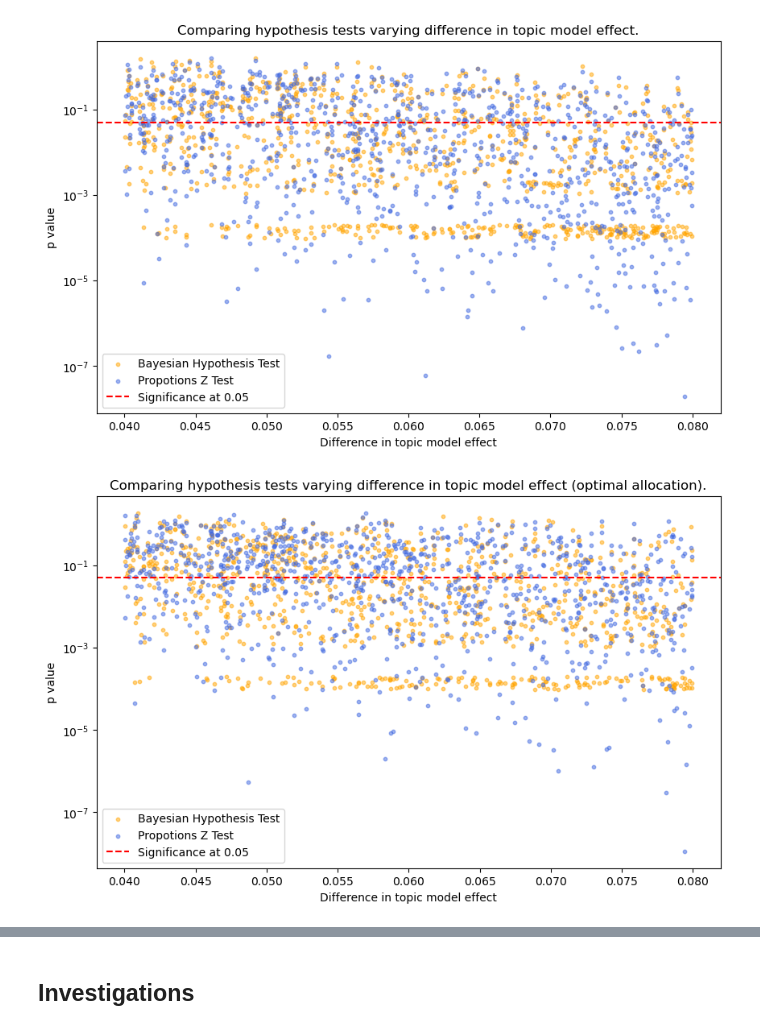
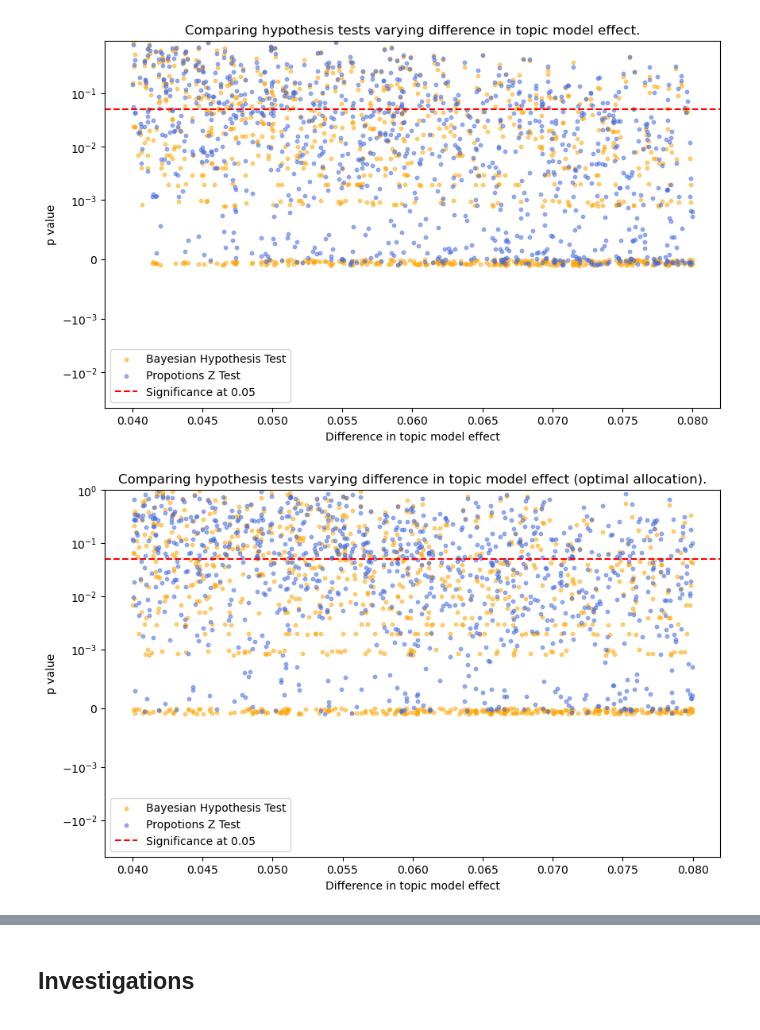
Before and after one commit to imrogerjiang/bayesian-inference-topic-measures, a Jupyter notebook: Plotting Simulation Results.ipynb, the cells around one changed output, grey strips where cells are left out. Cells and saved outputs as stored; diff of their text form; code cells hidden in the pictures.

Commit message:
updated plots

```diff
--- a/Plotting Simulation Results.ipynb
+++ b/Plotting Simulation Results.ipynb
@@ -22,7 +22,7 @@ from matplotlib import pyplot as plt
 # %%
 def jitter(arr, scale="linear"):
     if scale=="log":
-        return arr*uniform.rvs(0.95,1.05,len(arr))
+        return arr+uniform.rvs(-1e-4,1e-4,len(arr))
     elif scale=="linear":
         return arr+uniform.rvs(-1/2,1,len(arr))
 # %%
@@ -41,22 +42,22 @@ for df in dfs:
 # %%
 sim_results = p_diff_df
 N = len(sim_results)
 legend = {"royalblue":"Propotions Z Test", "orange":"Bayesian Hypothesis Test"}
 test = {"royalblue":"propz", "orange":"bht"}
 
 fig, ax = plt.subplots(1, 1, figsize=(10,6))
 for colour in reversed(legend):
     ax.scatter(sim_results["p_diff"], jitter(sim_results[f"{test[colour]}_pval"], scale="log"),
                c=colour, label=legend[colour], s=10, alpha=0.5)
 ax.axhline(y=0.05, color = 'r', linestyle = 'dashed', label="Significance at 0.05")
 ax.set_title("Comparing hypothesis tests varying difference in topic model effect.")
-ax.set_yscale("log")
+ax.set_yscale("symlog", linthresh=1e-3)
 ax.set_xlabel("Difference in topic model effect")
 ax.set_ylabel("p value")
 ax.legend()
 plt.show()
 # %% [output]
-[figure, old version]
+[figure, new version]
 # %%
 sim_results = p_diffOA_df
 N = len(sim_results)
@@ -69,13 +70,13 @@ for colour in reversed(legend):
                c=colour, label=legend[colour], s=10, alpha=0.5)
 ax.axhline(y=0.05, color = 'r', linestyle = 'dashed', label="Significance at 0.05")
 ax.set_title("Comparing hypothesis tests varying difference in topic model effect (optimal allocation).")
-ax.set_yscale("log")
+ax.set_yscale("symlog", linthresh=1e-3)
 ax.set_xlabel("Difference in topic model effect")
 ax.set_ylabel("p value")
 ax.legend()
 plt.show()
 # %% [output]
-[figure, old version]
+[figure, new version]
 # %%
 sim_results = raters_df
 N = len(sim_results)
```
Also changed, not shown: parts of 12 cells of this notebook.
